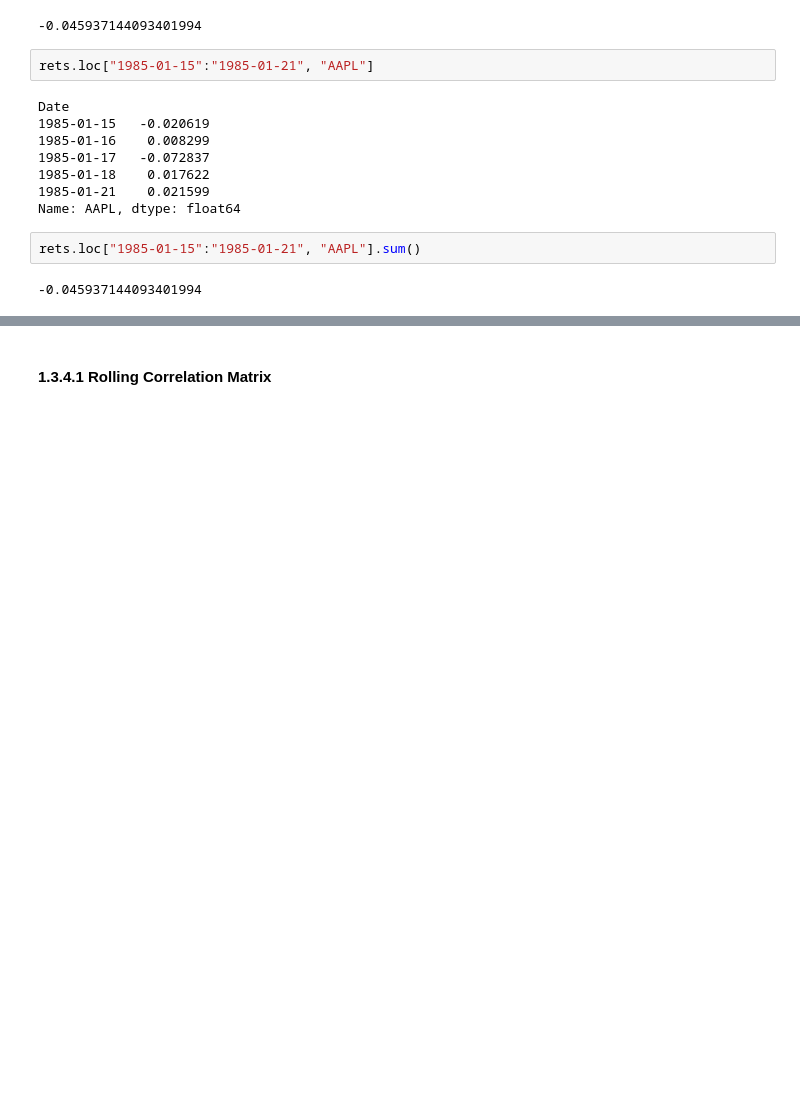
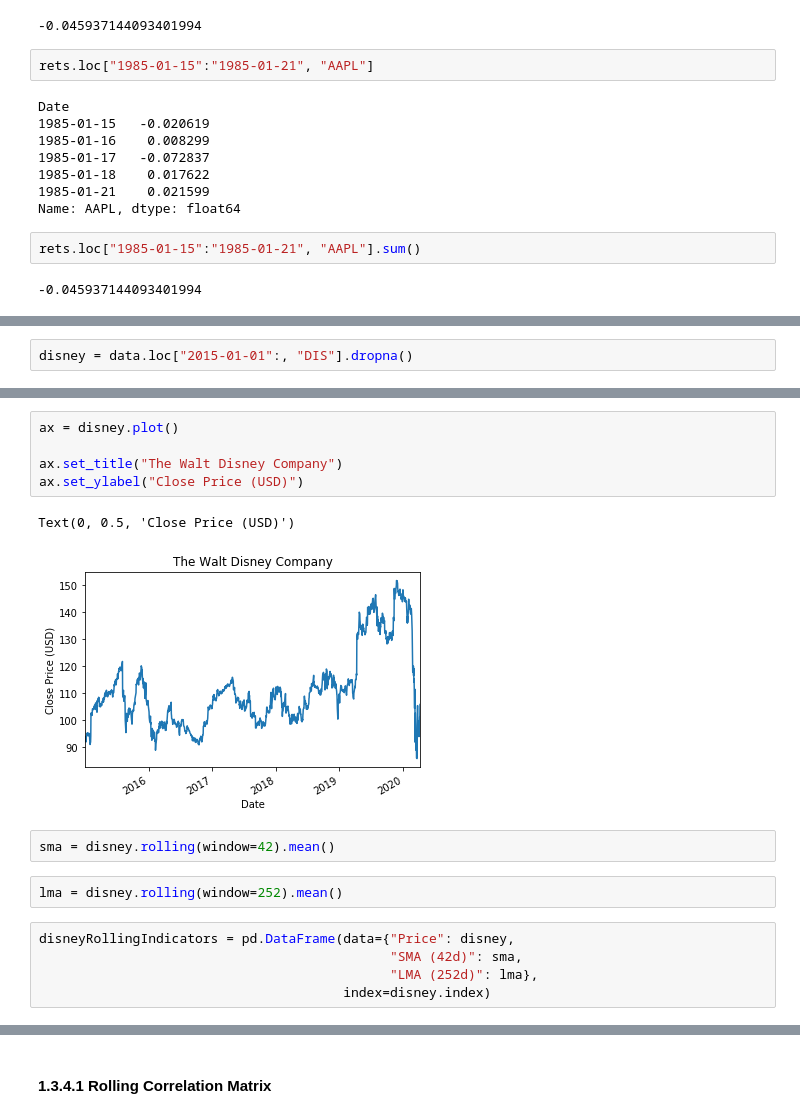
Before and after one commit to gabrielepompa88/IT-For-Business-And-Finance-2019-20, a Jupyter notebook: Notebooks/Data_Analysis___Financial_Time_Series.ipynb, the cells around one changed output, grey strips where cells are left out. Cells and saved outputs as stored; diff of their text form; blank space fills up the shorter version.

```diff
--- a/Notebooks/Data_Analysis___Financial_Time_Series.ipynb
+++ b/Notebooks/Data_Analysis___Financial_Time_Series.ipynb
@@ -1020,0 +1018,2 @@ rets.loc["1985-01-15":"1985-01-21", "AAPL"].sum()
+# %%
+disney = data.loc["2015-01-01":, "DIS"].dropna()
@@ -1020,0 +1030,17 @@ rets.loc["1985-01-15":"1985-01-21", "AAPL"].sum()
+# %%
+ax = disney.plot()
+
+ax.set_title("The Walt Disney Company")
+ax.set_ylabel("Close Price (USD)")
+# %% [output]
+Text(0, 0.5, 'Close Price (USD)')
+[figure, added]
+# %%
+sma = disney.rolling(window=42).mean()
+# %%
+lma = disney.rolling(window=252).mean()
+# %%
+disneyRollingIndicators = pd.DataFrame(data={"Price": disney,
+                                             "SMA (42d)": sma,
+                                             "LMA (252d)": lma},
+                                       index=disney.index)
```
Also changed, not shown: parts of 41 cells of this notebook.
